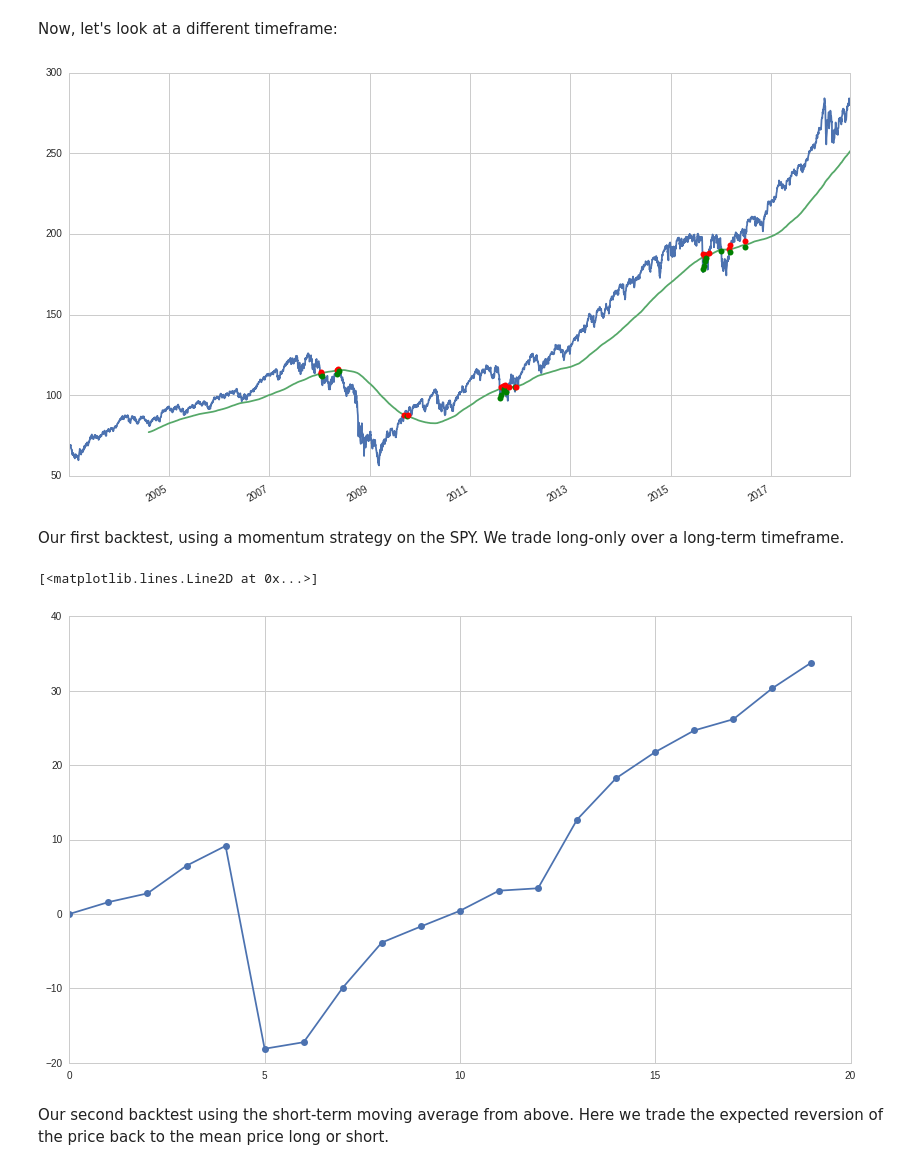
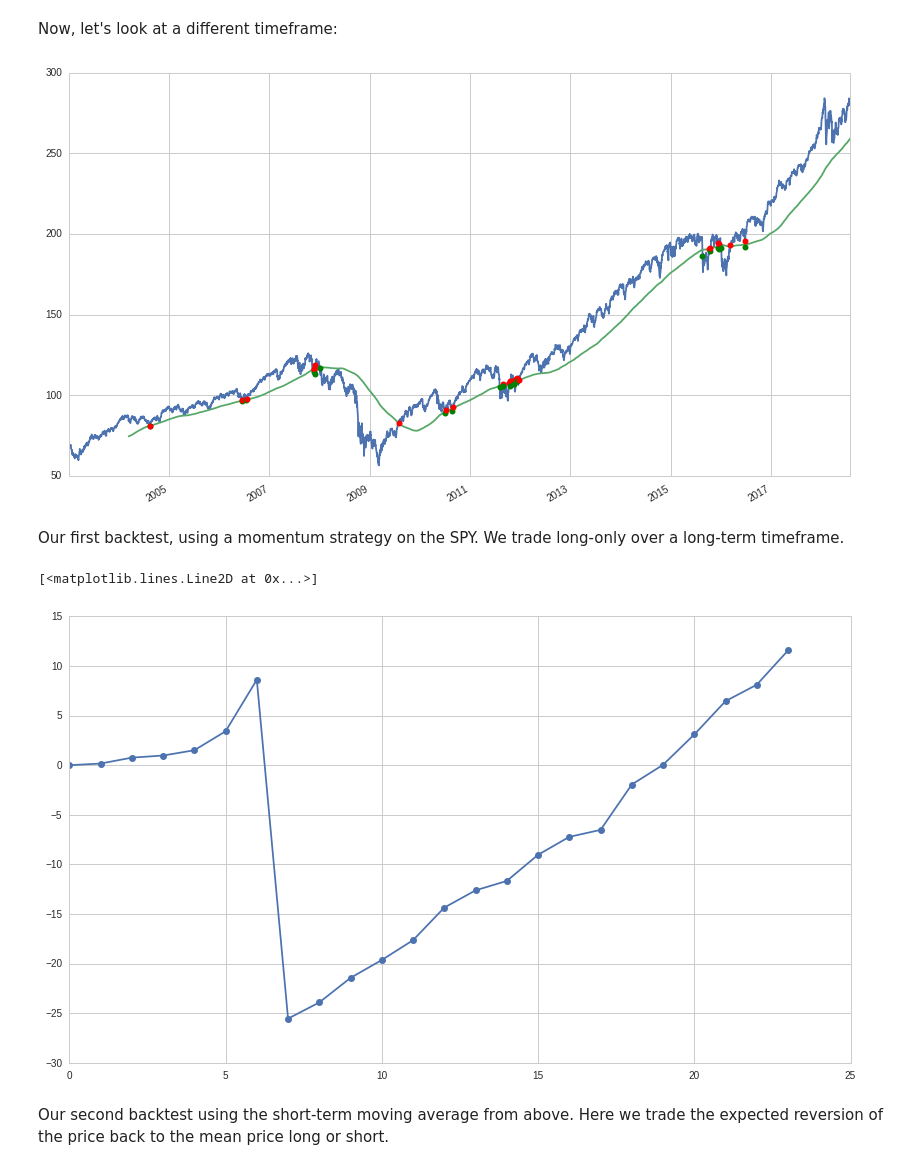
Before and after one commit to rodler/odsc2018, a Jupyter notebook: TradingForDataScientists.ipynb, the cells around one changed output. Saved outputs shown, nothing was run; the diff lists cells and outputs as text; code cells hidden in the pictures.

```diff
--- a/TradingForDataScientists.ipynb
+++ b/TradingForDataScientists.ipynb
@@ -186,16 +186,16 @@ Now, let's look at a different timeframe:
 spy3 = get_pricing('SPY',start_date='2003-1-1',end_date='2018-8-2',frequency='daily')
 # %%
 spy3['price'].plot()
-sma3 = spy3['price'].rolling(400).mean()
+sma3 = spy3['price'].rolling(300).mean()
 sma3.plot()
 
 for i,s in enumerate(spy3['price']):
     if (np.sign(spy3['price'].iloc[i]-sma3.iloc[i]))>(np.sign(spy3['price'].iloc[i-1]-sma3.iloc[i-1])):
         plt.plot(spy3.index[i],spy3['price'].iloc[i],'ro',ms=6)
     elif (np.sign(spy3['price'].iloc[i]-sma3.iloc[i]))<(np.sign(spy3['price'].iloc[i-1]-sma3.iloc[i-1])):
         plt.plot(spy3.index[i],spy3['price'].iloc[i],'go',ms=6)
 # %% [output]
-[figure, old version]
+[figure, new version]
 # %% [markdown]
 Our first backtest, using a momentum strategy on the SPY. We trade long-only over a long-term timeframe.
 # %%
@@ -209,7 +209,7 @@ for i,s in enumerate(spy3['price']):
 plt.plot(np.cumsum(pnl),'-o')
 # %% [output]
 [<matplotlib.lines.Line2D at 0x...>]
-[figure, old version]
+[figure, new version]
 # %% [markdown]
 Our second backtest using the short-term moving average from above. Here we trade the expected reversion of the price back to the mean price long or short.
 # %%
```
Also changed, not shown: parts of 32 cells of this notebook, 1 other file.
